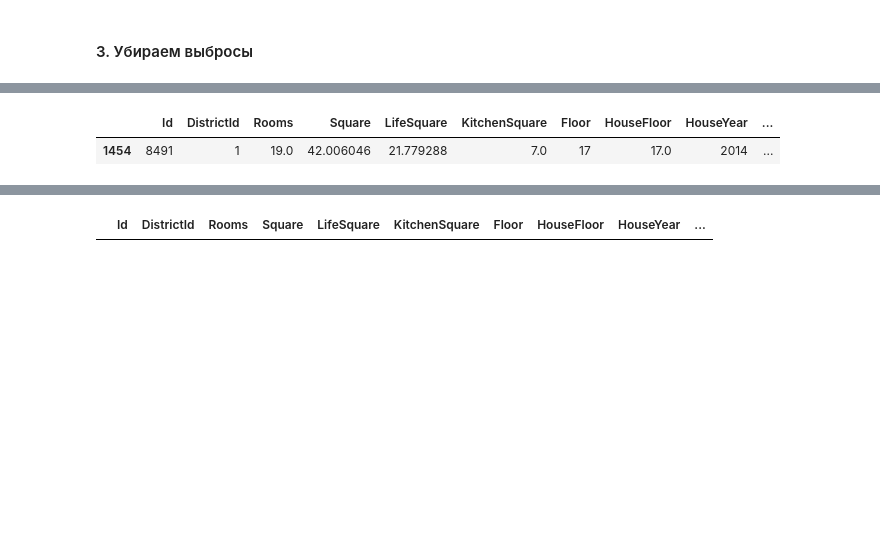
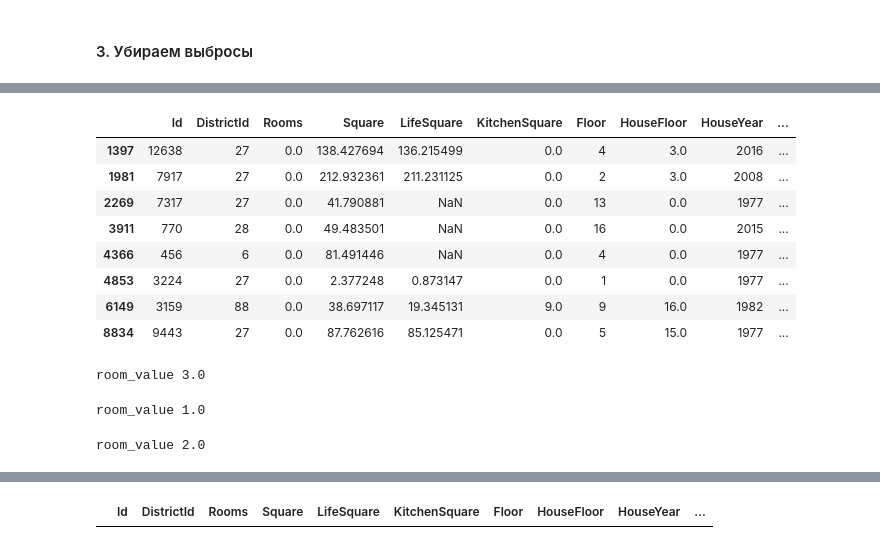
Before and after one commit to daniilstv/py4ds, a Jupyter notebook: DADyachenko_model.ipynb, the cells around one changed output, grey strips where cells are left out. Cells and saved outputs as stored; diff of their text form; code cells hidden in the pictures; blank space fills up the shorter version.

```diff
--- a/DADyachenko_model.ipynb
+++ b/DADyachenko_model.ipynb
@@ -125,5 +125,33 @@ print(db.loc[db["LifeSquare"] > 400,["LifeSquare"]])
 # %%
-db_tmp.loc[(db_tmp["Rooms"] == 19)]
+db_tmp.loc[(db_tmp["Rooms"] == 0)]
 # %% [output]
 |  | Id | DistrictId | Rooms | Square | LifeSquare | KitchenSquare | Floor | HouseFloor | HouseYear | ... |
-| 1454 | 8491 | 1 | 19.0 | 42.006046 | 21.779288 | 7.0 | 17 | 17.0 | 2014 | ... |
+| 1397 | 12638 | 27 | 0.0 | 138.427694 | 136.215499 | 0.0 | 4 | 3.0 | 2016 | ... |
+| 1981 | 7917 | 27 | 0.0 | 212.932361 | 211.231125 | 0.0 | 2 | 3.0 | 2008 | ... |
+| 2269 | 7317 | 27 | 0.0 | 41.790881 | NaN | 0.0 | 13 | 0.0 | 1977 | ... |
+| 3911 | 770 | 28 | 0.0 | 49.483501 | NaN | 0.0 | 16 | 0.0 | 2015 | ... |
+| 4366 | 456 | 6 | 0.0 | 81.491446 | NaN | 0.0 | 4 | 0.0 | 1977 | ... |
+| 4853 | 3224 | 27 | 0.0 | 2.377248 | 0.873147 | 0.0 | 1 | 0.0 | 1977 | ... |
+| 6149 | 3159 | 88 | 0.0 | 38.697117 | 19.345131 | 9.0 | 9 | 16.0 | 1982 | ... |
+| 8834 | 9443 | 27 | 0.0 | 87.762616 | 85.125471 | 0.0 | 5 | 15.0 | 1977 | ... |
+# %%
+x = 138
+room_value = np.round(db_tmp.loc [ ( (db_tmp['Square'] <= x + 3) & (db_tmp['Square'] >= x - 3) ) , 'Rooms' ].mean())
+print("room_value", room_value )
+db_tmp.loc[(db_tmp["Id"] == 12638), "Rooms" ] = room_value
+# %% [output]
+room_value 3.0
+# %%
+x = 39
+room_value = np.round(db_tmp.loc [ ( (db_tmp['Square'] <= x + 3) & (db_tmp['Square'] >= x - 3) ) , 'Rooms' ].mean())
+print("room_value", room_value )
+db_tmp.loc[(db_tmp["Id"] == 3159), "Rooms" ] = room_value
+# %% [output]
+room_value 1.0
+# %%
+x = 49
+room_value = np.round(db_tmp.loc [ ( (db_tmp['Square'] <= x + 3) & (db_tmp['Square'] >= x - 3) ) , 'Rooms' ].mean())
+print("room_value", room_value )
+db_tmp.loc[(db_tmp["Id"] == 770), "Rooms" ] = room_value
+# %% [output]
+room_value 2.0
```
Also changed, not shown: parts of 72 cells of this notebook, 1 other file.
